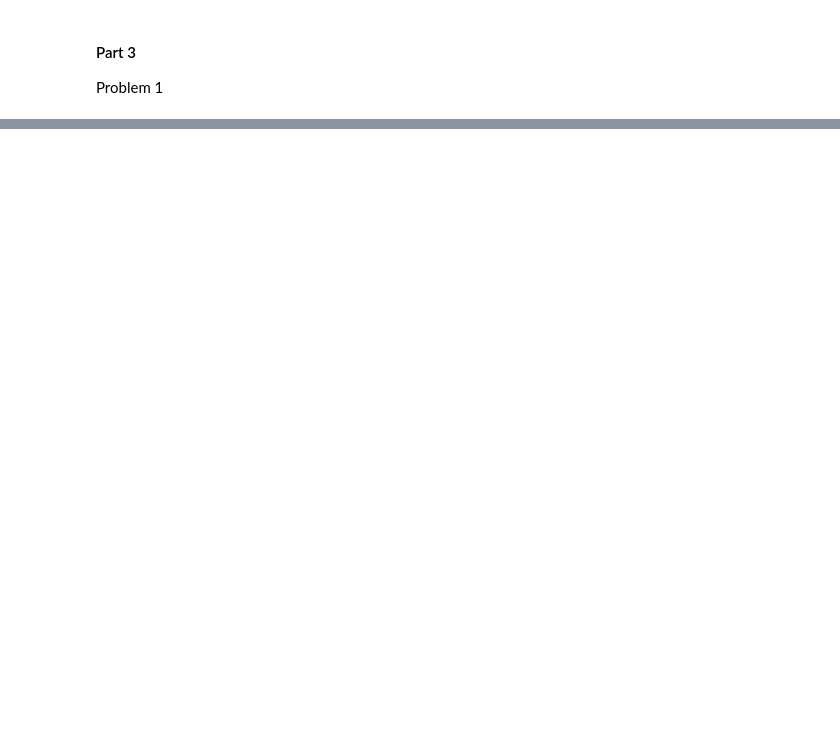
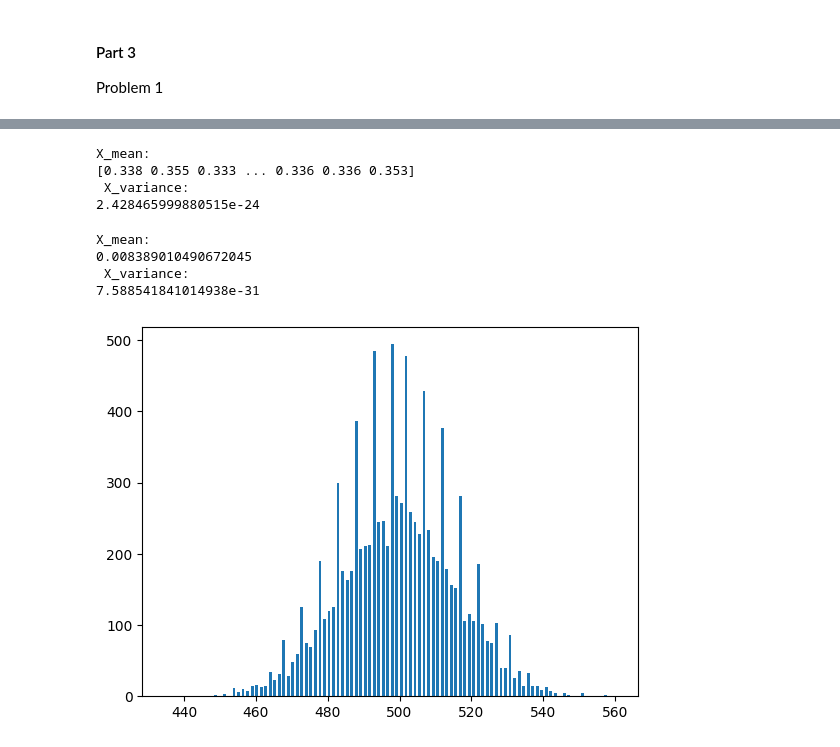
Before and after one commit to dtungpka/Applied-Mathematics-for-Artificial-Intelligence, a Jupyter notebook: Assignment_4/Assignment 4.ipynb, the cells around one changed output, grey strips where cells are left out. Cells and saved outputs as stored; diff of their text form; code cells hidden in the pictures; blank space fills up the shorter version.

```diff
--- a/Assignment_4/Assignment 4.ipynb
+++ b/Assignment_4/Assignment 4.ipynb
@@ -176,0 +217,40 @@ Problem 1
+# %%
+# E)
+
+
+X_mean = np.mean(X,axis=0)
+X_variance = np.sum(X - X_mean) **2/(X.shape[0] - 1)
+
+print(f"X_mean: \n{X_mean}\n X_variance: \n{X_variance}")
+# %% [output]
+X_mean:
+[0.338 0.355 0.333 ... 0.336 0.336 0.353]
+ X_variance:
+2.428465999880515e-24
+# %%
+# F)
+
+X = npr.uniform(-1,1,1000)
+
+X_mean = np.mean(X)
+X_variance = np.sum(X - X_mean) **2/(X.shape[0] - 1)
+
+print(f"X_mean: \n{X_mean}\n X_variance: \n{X_variance}")
+# %% [output]
+X_mean:
+0.008389010490672045
+ X_variance:
+7.588541841014938e-31
+# %%
+# G)
+
+X = npr.rand(1000,10000)
+X = (X > 0.5).astype(int)
+Y = np.sum(X,axis=0)
+
+# H)
+hist = histogram(Y,100)
+plt.bar(hist[1][:-1], hist[0])
+plt.show()
+# %% [output]
+[figure, added]
```
Also changed, not shown: parts of 6 cells of this notebook.
